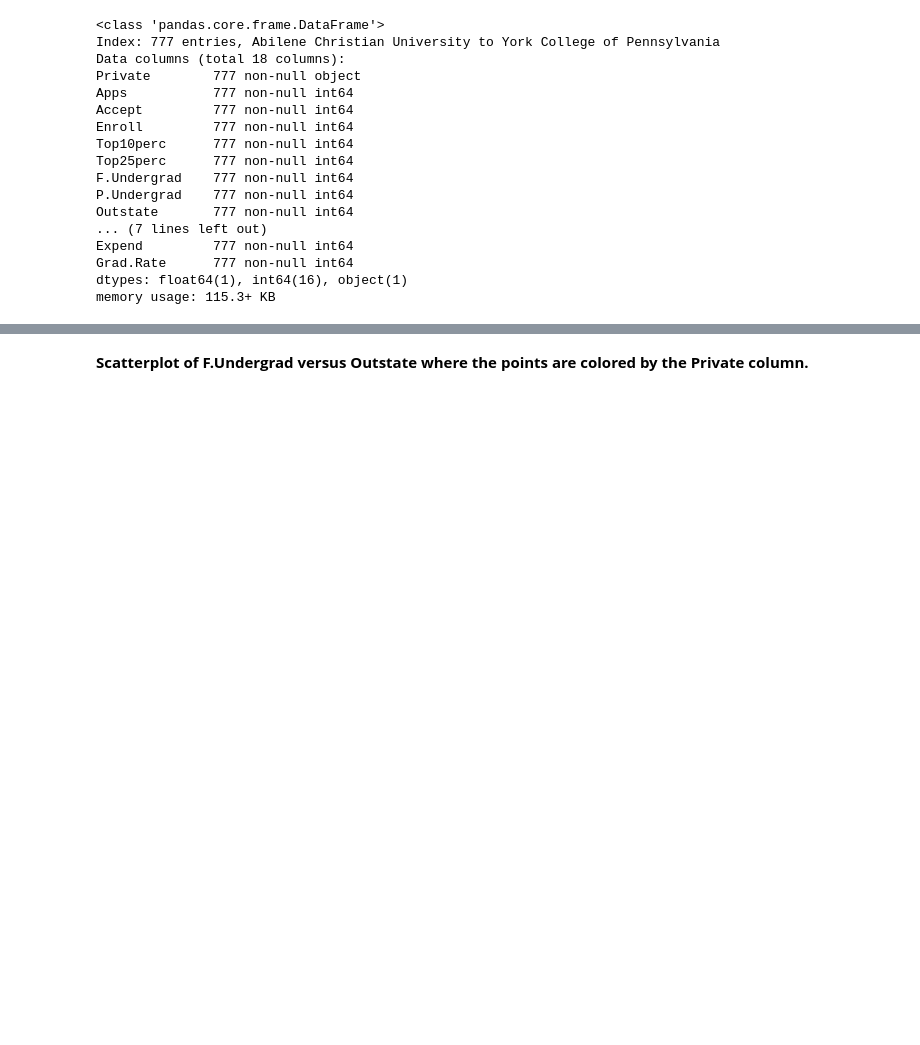
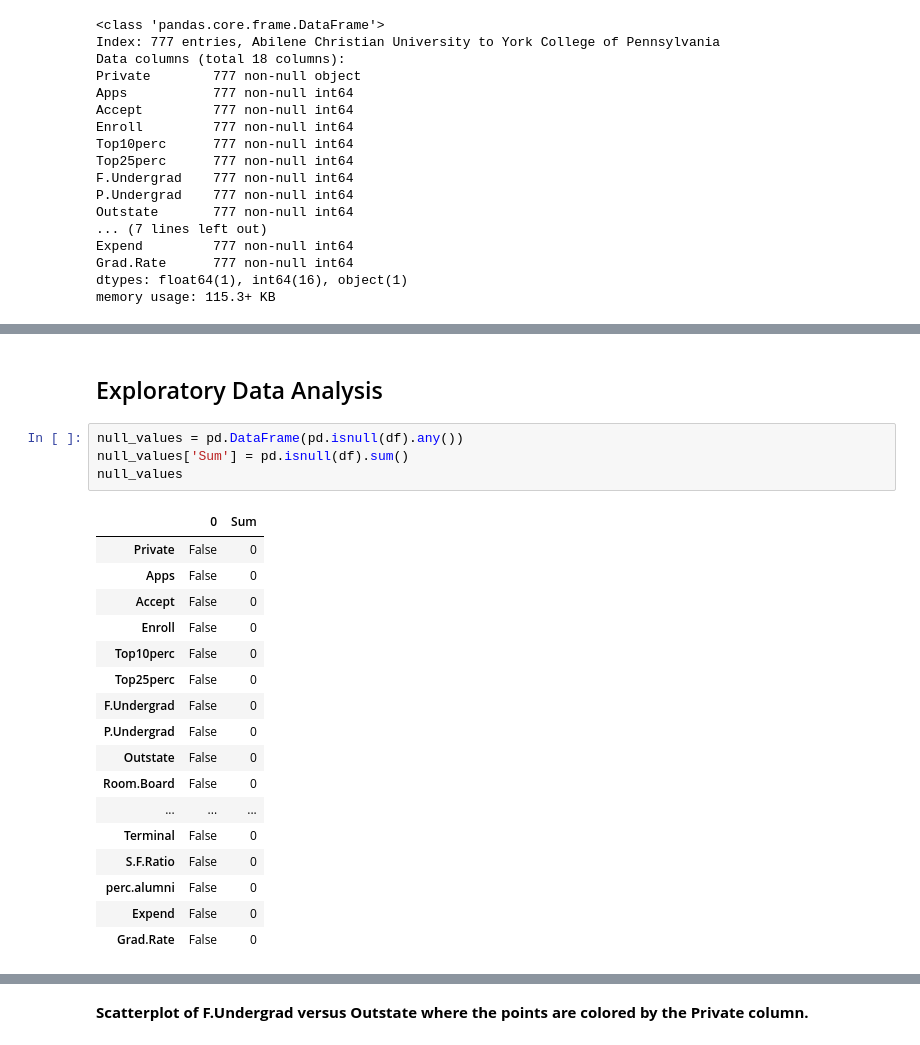
Before and after one commit to joseajrv/Data-Science-Portfolio, a Jupyter notebook: Universities K Means Clustering/Universities - K Means Clustering Project .ipynb, the cells around one changed output, grey strips where cells are left out. Drawn from its saved outputs; the diff is of its cells as text; blank space fills up the shorter version.

```diff
--- a/Universities K Means Clustering/Universities - K Means Clustering Project .ipynb
+++ b/Universities K Means Clustering/Universities - K Means Clustering Project .ipynb
@@ -90,3 +91,27 @@ df.describe()
 | 50% | 1558.000000 | 1110.000000 | 434.000000 | 23.000000 | 54.000000 | 1707.000000 | 353.000000 | 9990.000000 | 4200.000000 | ... |
 | 75% | 3624.000000 | 2424.000000 | 902.000000 | 35.000000 | 69.000000 | 4005.000000 | 967.000000 | 12925.000000 | 5050.000000 | ... |
 | max | 48094.000000 | 26330.000000 | 6392.000000 | 96.000000 | 100.000000 | 31643.000000 | 21836.000000 | 21700.000000 | 8124.000000 | ... |
+# %% [markdown]
+## Exploratory Data Analysis
+# %%
+null_values = pd.DataFrame(pd.isnull(df).any())
+null_values['Sum'] = pd.isnull(df).sum()
+null_values
+# %% [output]
+|  | 0 | Sum |
+| Private | False | 0 |
+| Apps | False | 0 |
+| Accept | False | 0 |
+| Enroll | False | 0 |
+| Top10perc | False | 0 |
+| Top25perc | False | 0 |
+| F.Undergrad | False | 0 |
+| P.Undergrad | False | 0 |
+| Outstate | False | 0 |
+| Room.Board | False | 0 |
+| ... | ... | ... |
+| Terminal | False | 0 |
+| S.F.Ratio | False | 0 |
+| perc.alumni | False | 0 |
+| Expend | False | 0 |
+| Grad.Rate | False | 0 |
```
Also changed, not shown: parts of 10 cells of this notebook, 5 other files.
